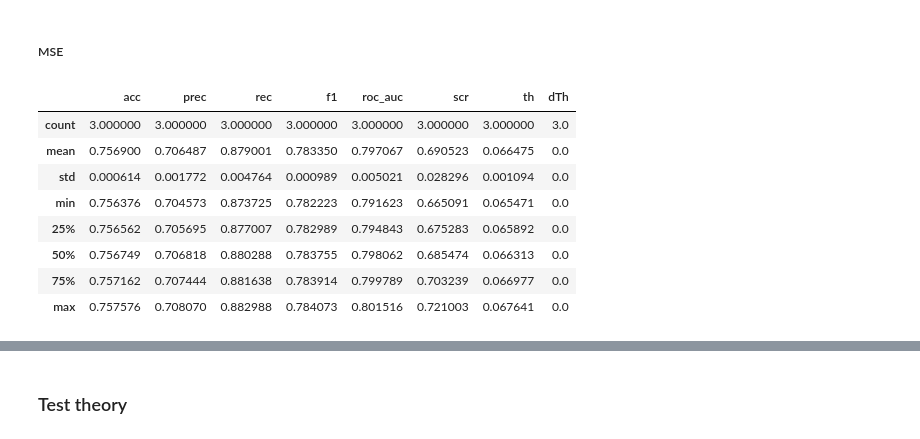
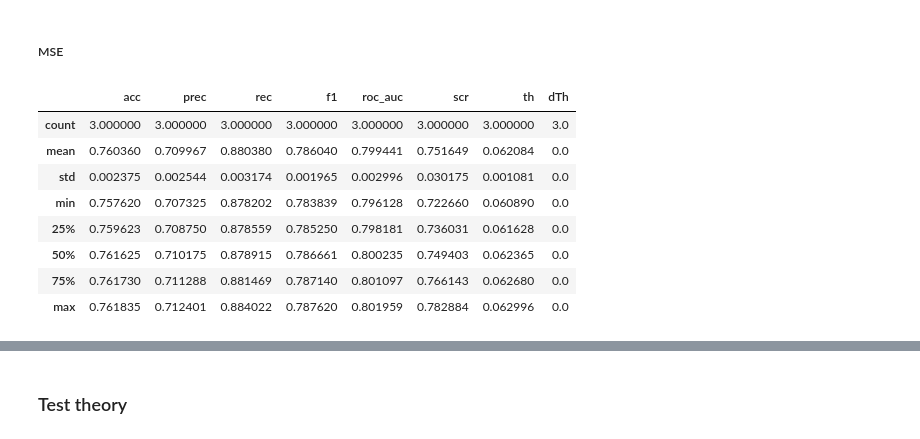
Before and after one commit to almaslov/idao2019, a Jupyter notebook: 07_io_conversions.ipynb, the cells around one changed output, grey strips where cells are left out. Saved outputs shown, nothing was run; the diff lists cells and outputs as text; code cells hidden in the pictures.

```diff
--- a/07_io_conversions.ipynb
+++ b/07_io_conversions.ipynb
@@ -52,5 +48,6 @@ len(SIMPLE_FEATURE_COLS + ARR_FEATURE_COLS + ALL_TRAIN_COLS)
 # %%
 %%time
-train = read_train(xyz_cols + exy_cols, 2000000)
+used_cols = xyz_cols + mom_cols + hit_type_cols + dxyz_cols + exy_cols + edxy_cols
+train = read_train(used_cols, 1100000)
 display(train.shape)
 # %% [output]
@@ -136,7 +119,7 @@ def fit(train):
     transformer = DataTransformer().fit(train)
     train = transformer.transform(train)
 
-    estimator = xgb.XGBClassifier(n_estimators=60, n_jobs=3)
+    estimator = xgb.XGBClassifier(n_estimators=150, n_jobs=3)
     estimator.fit(train.values, target_train.label.values, sample_weight=target_train.weight.values, eval_metric=scoring.rejection90_sklearn)
     return transformer, estimator
 
@@ -157,7 +140,7 @@ def fit_predict_save(train, test, filename):
     predictions = predict(fitted_state, test)
 
     pd.DataFrame(data={"prediction": predictions}, index=test.index).to_csv(
-        filename, index_label=utils.ID_COLUMN
+        filename, index_label='id'
     )
 
     model = fitted_state[1]
@@ -172,7 +155,7 @@ def fit_save_model(train, filename):
     model.save_model(filename)
 
 def cross_validate(train, n_splits, n_rows):
-    train = get_head_w_proportions(train, n_rows, .5)
+    train = get_head_w_proportions(train, n_rows, None)
 
     splitter = mdsel.StratifiedKFold(n_splits=n_splits, shuffle=True)
     scores = []
@@ -265,7 +248,7 @@ def add_coses(data, features):
         return dot(L1, L2) / L1_norm / L2_norm
 
     def get_angle(cosines):
-        return np.arccos(cosines, dtype=np.float32) / np.pi * 180
+        return np.arccos(cosines) / np.pi * 180
 
     layers = np.array([get_layer_coords(data, i) for i in range(4)])
     layers[1:] -= layers[:3]
@@ -344,38 +327,38 @@ from sklearn.base import TransformerMixin
 class DataTransformer(TransformerMixin):
     def __init__(self, *featurizers):
         self.featurizers = featurizers
 
     def fit(self, data, y=None):
 #         self.pca_model = pca_fit(data)
         return self
 
     def transform(self, data):
         data = data.copy()
         features = [] + xyz_cols + mom_cols + hit_type_cols + dxyz_cols + exy_cols + edxy_cols
 
 #         pca_transform(self.pca_model, data, features)
 #         add_is_muon(data, features)
 #         add_is_muon_tight(data, features)
         add_probability_hit_detector(data, features)
         add_coses(data, features)
         add_mse(data, features)
         add_normed_err(data, features)
 
         if features:
             data = data.loc[:, features]
         else:
             data = data.drop(train_cols, axis=1)
         return data
 
-df_scores = cross_validate(train, n_splits=3, n_rows=20000)
+df_scores = cross_validate(train, n_splits=3, n_rows=100000)
 display(df_scores.describe())
 # %% [output]
 |  | acc | prec | rec | f1 | roc_auc | scr | th | dTh |
 | count | 3.000000 | 3.000000 | 3.000000 | 3.000000 | 3.000000 | 3.000000 | 3.000000 | 3.0 |
-| mean | 0.756900 | 0.706487 | 0.879001 | 0.783350 | 0.797067 | 0.690523 | 0.066475 | 0.0 |
-| std | 0.000614 | 0.001772 | 0.004764 | 0.000989 | 0.005021 | 0.028296 | 0.001094 | 0.0 |
-| min | 0.756376 | 0.704573 | 0.873725 | 0.782223 | 0.791623 | 0.665091 | 0.065471 | 0.0 |
-| 25% | 0.756562 | 0.705695 | 0.877007 | 0.782989 | 0.794843 | 0.675283 | 0.065892 | 0.0 |
-| 50% | 0.756749 | 0.706818 | 0.880288 | 0.783755 | 0.798062 | 0.685474 | 0.066313 | 0.0 |
-| 75% | 0.757162 | 0.707444 | 0.881638 | 0.783914 | 0.799789 | 0.703239 | 0.066977 | 0.0 |
-| max | 0.757576 | 0.708070 | 0.882988 | 0.784073 | 0.801516 | 0.721003 | 0.067641 | 0.0 |
+| mean | 0.760360 | 0.709967 | 0.880380 | 0.786040 | 0.799441 | 0.751649 | 0.062084 | 0.0 |
+| std | 0.002375 | 0.002544 | 0.003174 | 0.001965 | 0.002996 | 0.030175 | 0.001081 | 0.0 |
+| min | 0.757620 | 0.707325 | 0.878202 | 0.783839 | 0.796128 | 0.722660 | 0.060890 | 0.0 |
+| 25% | 0.759623 | 0.708750 | 0.878559 | 0.785250 | 0.798181 | 0.736031 | 0.061628 | 0.0 |
+| 50% | 0.761625 | 0.710175 | 0.878915 | 0.786661 | 0.800235 | 0.749403 | 0.062365 | 0.0 |
+| 75% | 0.761730 | 0.711288 | 0.881469 | 0.787140 | 0.801097 | 0.766143 | 0.062680 | 0.0 |
+| max | 0.761835 | 0.712401 | 0.884022 | 0.787620 | 0.801959 | 0.782884 | 0.062996 | 0.0 |
```
Also changed, not shown: parts of 10 cells of this notebook, 2 other files.
